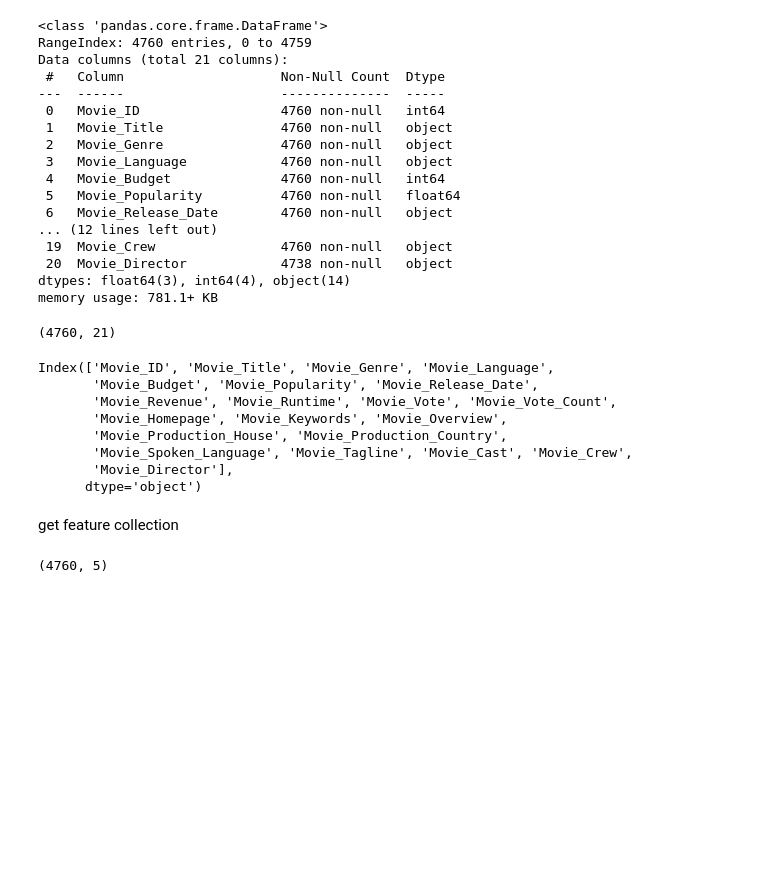
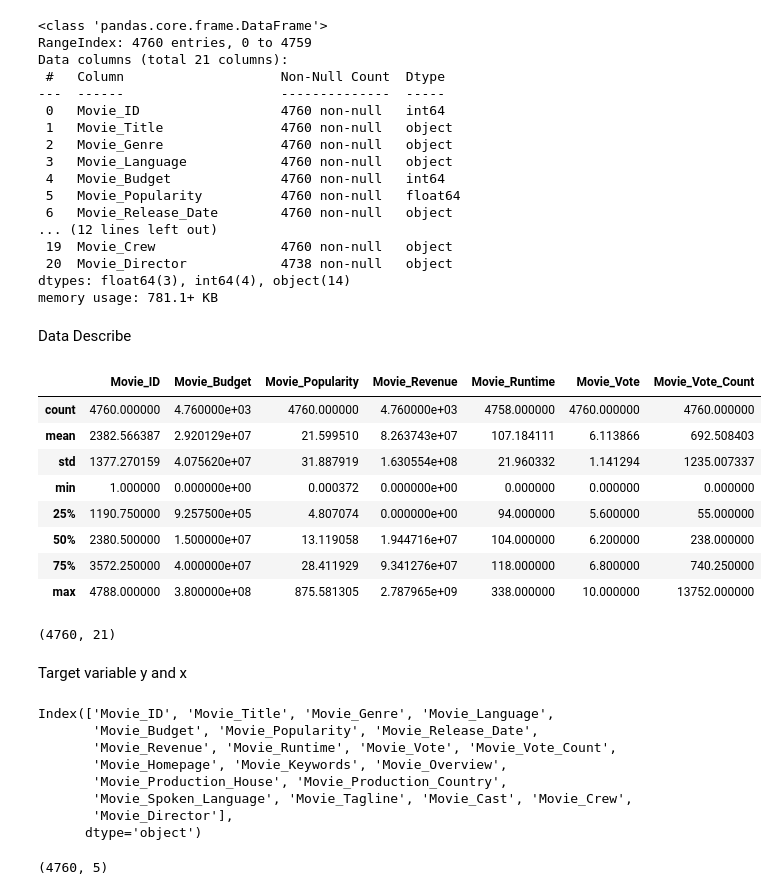
Before and after one commit to Manasa1029/Internship, a Jupyter notebook: Untitled2.ipynb, the cells around one changed output. Saved outputs shown, nothing was run; the diff lists cells and outputs as text; code cells hidden in the pictures; blank space fills up the shorter version.

```diff
--- a/Untitled2.ipynb
+++ b/Untitled2.ipynb
@@ -41,10 +49,26 @@ Data columns (total 21 columns):
  20  Movie_Director            4738 non-null   object
 dtypes: float64(3), int64(4), object(14)
 memory usage: 781.1+ KB
+# %% [markdown]
+Data Describe
+# %%
+df.describe()
+# %% [output]
+|  | Movie_ID | Movie_Budget | Movie_Popularity | Movie_Revenue | Movie_Runtime | Movie_Vote | Movie_Vote_Count |
+| count | 4760.000000 | 4.760000e+03 | 4760.000000 | 4.760000e+03 | 4758.000000 | 4760.000000 | 4760.000000 |
+| mean | 2382.566387 | 2.920129e+07 | 21.599510 | 8.263743e+07 | 107.184111 | 6.113866 | 692.508403 |
+| std | 1377.270159 | 4.075620e+07 | 31.887919 | 1.630554e+08 | 21.960332 | 1.141294 | 1235.007337 |
+| min | 1.000000 | 0.000000e+00 | 0.000372 | 0.000000e+00 | 0.000000 | 0.000000 | 0.000000 |
+| 25% | 1190.750000 | 9.257500e+05 | 4.807074 | 0.000000e+00 | 94.000000 | 5.600000 | 55.000000 |
+| 50% | 2380.500000 | 1.500000e+07 | 13.119058 | 1.944716e+07 | 104.000000 | 6.200000 | 238.000000 |
+| 75% | 3572.250000 | 4.000000e+07 | 28.411929 | 9.341276e+07 | 118.000000 | 6.800000 | 740.250000 |
+| max | 4788.000000 | 3.800000e+08 | 875.581305 | 2.787965e+09 | 338.000000 | 10.000000 | 13752.000000 |
 # %%
 df.shape
 # %% [output]
 (4760, 21)
+# %% [markdown]
+Target variable y and x
 # %%
 df.columns
 # %% [output]
@@ -56,8 +80,6 @@ Index(['Movie_ID', 'Movie_Title', 'Movie_Genre', 'Movie_Language',
        'Movie_Spoken_Language', 'Movie_Tagline', 'Movie_Cast', 'Movie_Crew',
        'Movie_Director'],
       dtype='object')
-# %% [markdown]
-get feature collection
 # %%
  df_features = df[['Movie_Genre','Movie_Keywords','Movie_Tagline','Movie_Cast','Movie_Director']]
  df_features.shape
```
Also changed, not shown: parts of 5 cells of this notebook.
